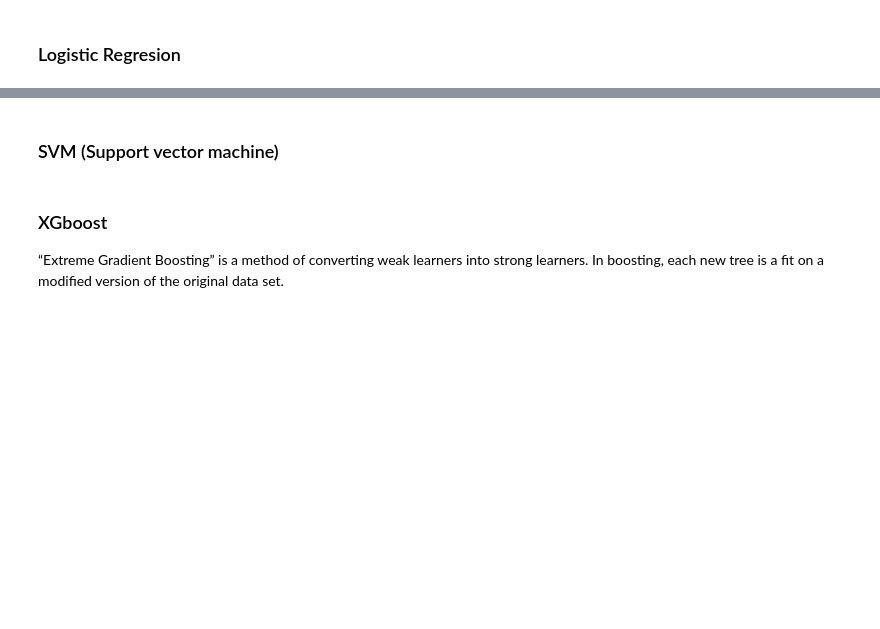
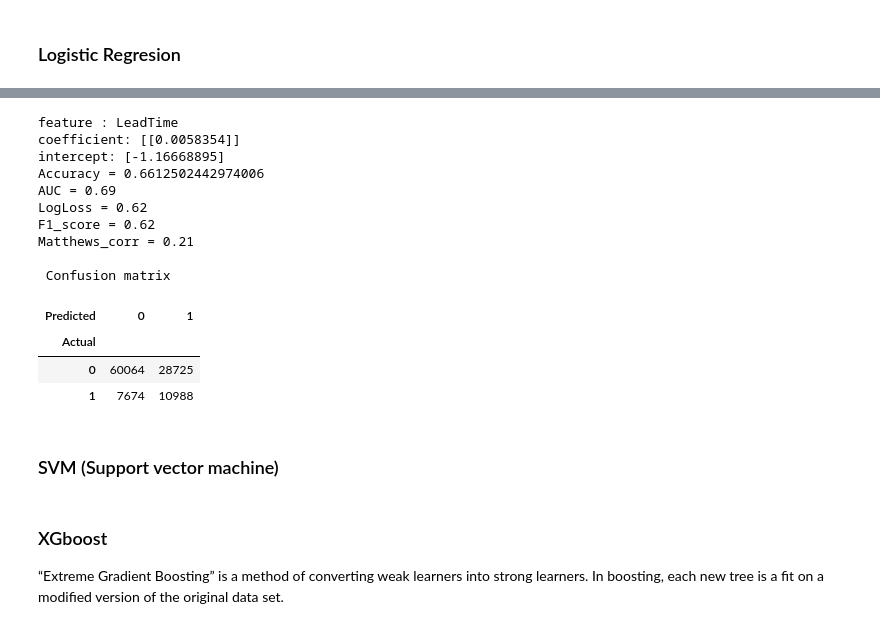
Before and after one commit to alejandromanas/GoogleColab_public, a Jupyter notebook: bookings/code/bookings.ipynb, the cells around one changed output, grey strips where cells are left out. Cells and saved outputs as stored; diff of their text form; code cells hidden in the pictures; blank space fills up the shorter version.

```diff
--- a/bookings/code/bookings.ipynb
+++ b/bookings/code/bookings.ipynb
@@ -239,26 +187,73 @@ df_corr = get_correlations(Z,'IsCanceled',20)
 # %%
 from sklearn.linear_model import LogisticRegression
+from sklearn import model_selection
+from sklearn import metrics
+from sklearn import preprocessing
+from sklearn.model_selection import train_test_split
+from sklearn.metrics import confusion_matrix
+
+# Metrics function
+
+def clf_metrics(X,y,model):
+  y_pred = pd.Series(model.predict(X))
+  y_prob= model.predict_proba(X)
+
+  # Accuracy
+  print('Accuracy =',str(metrics.accuracy_score(y,y_pred)))
+
+  # AUC
+  fpr, tpr, threshold = metrics.roc_curve(y, y_prob[:,1])
+  roc_auc = metrics.auc(fpr, tpr)
+  print('AUC = %0.2f' % roc_auc)
+
+  # Logloss
+  Logloss = metrics.log_loss(y, y_prob[:,1])
+  print('LogLoss = %0.2f' % Logloss)
+
+  # F1-score
+  F1_score = metrics.f1_score(y, y_pred)
+  print('F1_score = %0.2f' % Logloss)
+
+  # Mathews correlation
+  matthews_corr = metrics.matthews_corrcoef(y, y_pred)
+  print('Matthews_corr = %0.2f' % matthews_corr)
+  #return y_pred,y_prob
 
 # Lead Time
 
 x_train, x_test, y_train, y_test = train_test_split(X, Y, test_size=0.10, random_state=42)
+y_train= y_train.to_numpy().ravel()
 
 feature = 'LeadTime'
 
 print('feature :',feature)
 
 clf = LogisticRegression(random_state=0, solver='lbfgs')
 clf=clf.fit(x_train[[feature]],y_train)
 y_pred = clf.predict(x_train[[feature]])
-y_train= y_train.to_numpy().ravel()
 
 print('coefficient:',clf.coef_)
 print('intercept:',clf.intercept_)
 
 y_pred.shape
 clf_metrics(x_train[[feature]],y_train,clf)
 print('\n Confusion matrix')
 pd.crosstab(y_pred, y_train, rownames=['Actual'], colnames=['Predicted'])
+# %% [output]
+feature : LeadTime
+coefficient: [[0.0058354]]
+intercept: [-1.16668895]
+Accuracy = 0.6612502442974006
+AUC = 0.69
+LogLoss = 0.62
+F1_score = 0.62
+Matthews_corr = 0.21
+
+ Confusion matrix
+| Predicted | 0 | 1 |
+| Actual |  |  |
+| 0 | 60064 | 28725 |
+| 1 | 7674 | 10988 |
 # %% [markdown]
 ### SVM (Support vector machine)
 # %% [markdown]
```
Also changed, not shown: parts of 7 cells of this notebook.
